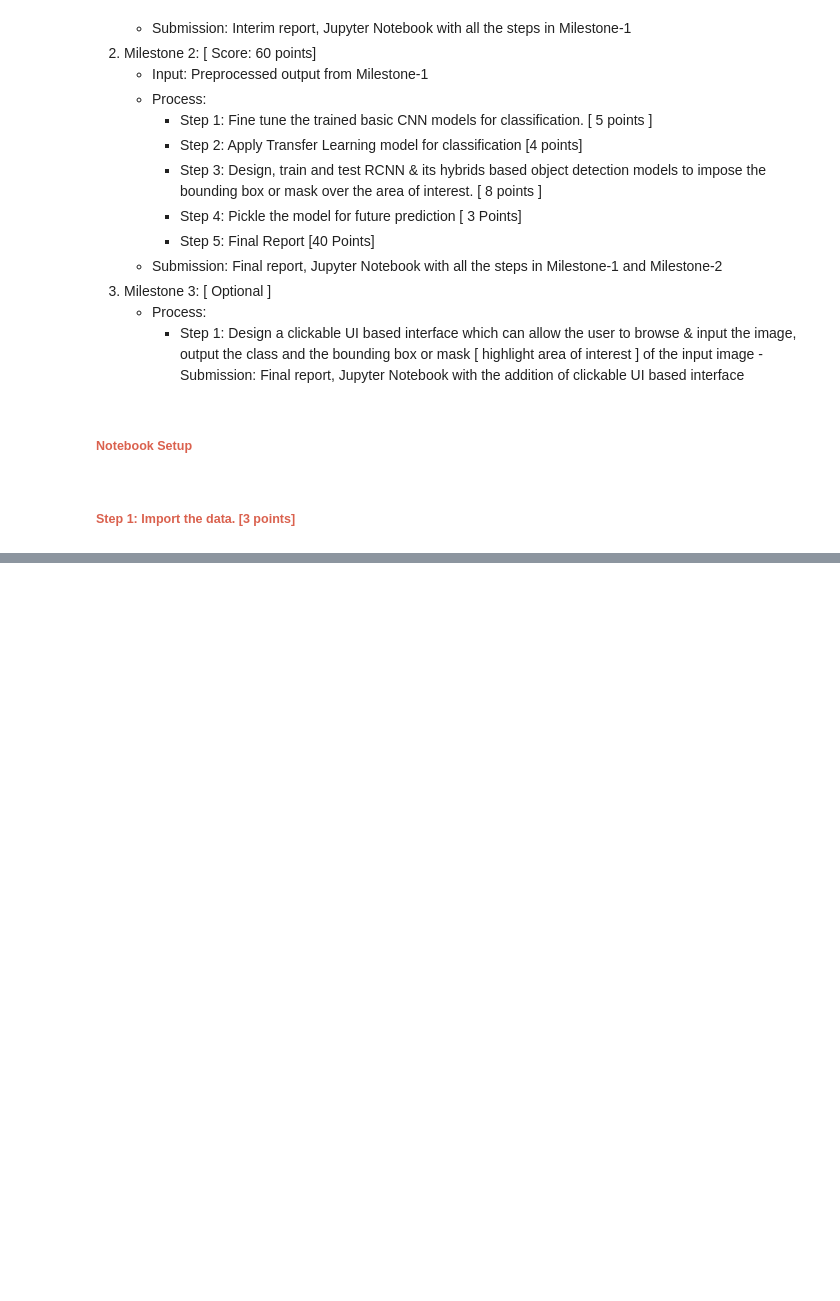
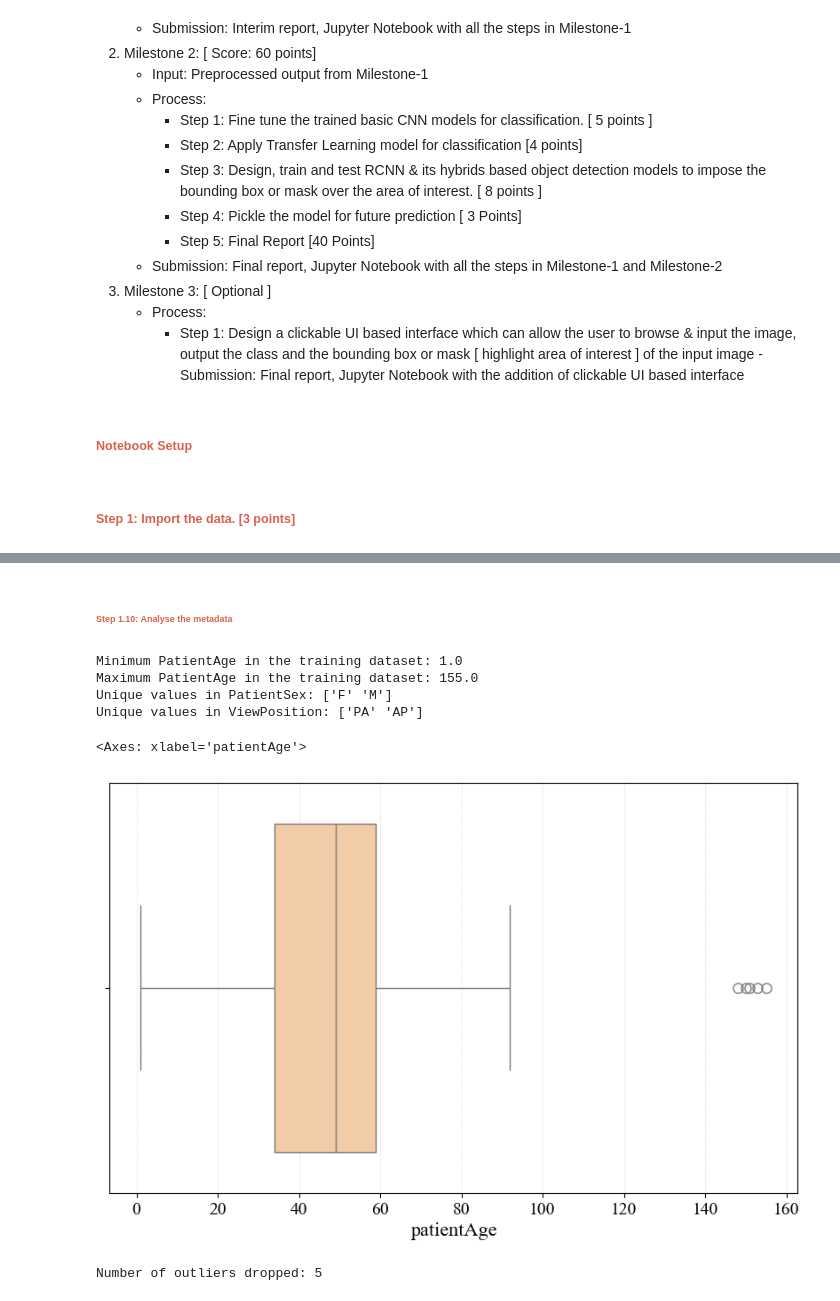
Before and after one commit to AIML-July-23-A-Capstone-G1-Team/Capstone-Project, a Jupyter notebook: Capstone.ipynb, the cells around one changed output, grey strips where cells are left out. Cells and saved outputs as stored; diff of their text form; code cells hidden in the pictures; blank space fills up the shorter version.

```diff
--- a/Capstone.ipynb
+++ b/Capstone.ipynb
@@ -344,0 +631,72 @@ Shape of the train_class dataframe after merge: (30227, 9)
+# %% [markdown]
+### <span style="font-family: Arial; font-weight:bold;font-size:0.5em;color:#da614e"> Step 1.10: Analyse the metadata
+# %%
+# Check the values in the metadata
+
+# Read the metadata from the pickle file
+training_metadata = pd.read_pickle(data_dir + "training_metadata.pkl")
+
+# Patient Age
+print(
+    "Minimum PatientAge in the training dataset: {}".format(
+        training_metadata["patientAge"].min()
+    )
+)
+print(
+    "Maximum PatientAge in the training dataset: {}".format(
+        training_metadata["patientAge"].max()
+    )
+)
+
+# Patient Sex
+print(
+    "Unique values in PatientSex: {}".format(training_metadata["patientSex"].unique())
+)
+
+
+# Patient View Position
+print(
+    "Unique values in ViewPosition: {}".format(
+        training_metadata["viewPosition"].unique()
+    )
+)
+# %% [output]
+Minimum PatientAge in the training dataset: 1.0
+Maximum PatientAge in the training dataset: 155.0
+Unique values in PatientSex: ['F' 'M']
+Unique values in ViewPosition: ['PA' 'AP']
+# %%
+# Check if patientAge column has got outliers
+
+sns.boxplot(x="patientAge", data=training_metadata, orient="h")
+# %% [output]
+<Axes: xlabel='patientAge'>
+[figure, added]
+# %%
+# Drop the outliers in the patientAge column
+
+patientAge = training_metadata["patientAge"]
+Q1 = patientAge.quantile(0.25)
+Q3 = patientAge.quantile(0.75)
+
+IQR = Q3 - Q1
+
+# Print the number of outliers dropped
+print(
+    "Number of outliers dropped: {}".format(
+        len(
+            training_metadata[
+                (training_metadata["patientAge"] < (Q1 - 1.5 * IQR))
+                | (training_metadata["patientAge"] > (Q3 + 1.5 * IQR))
+            ]
+        )
+    )
+)
+
+# Filter the outliers
+training_metadata = training_metadata[
+    (training_metadata["patientAge"] >= (Q1 - 1.5 * IQR))
+    & (training_metadata["patientAge"] <= (Q3 + 1.5 * IQR))
+]
+# %% [output]
+Number of outliers dropped: 5
```
Also changed, not shown: parts of 64 cells of this notebook.
